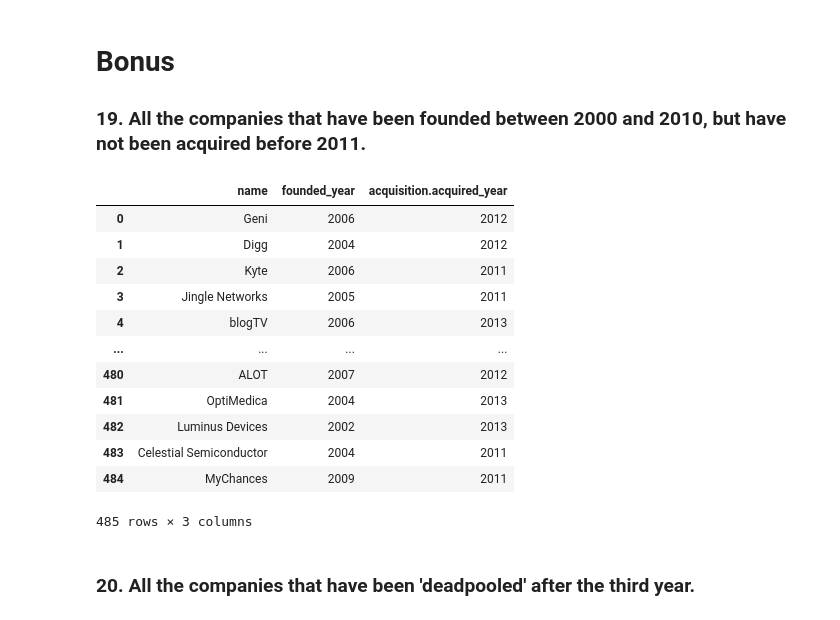
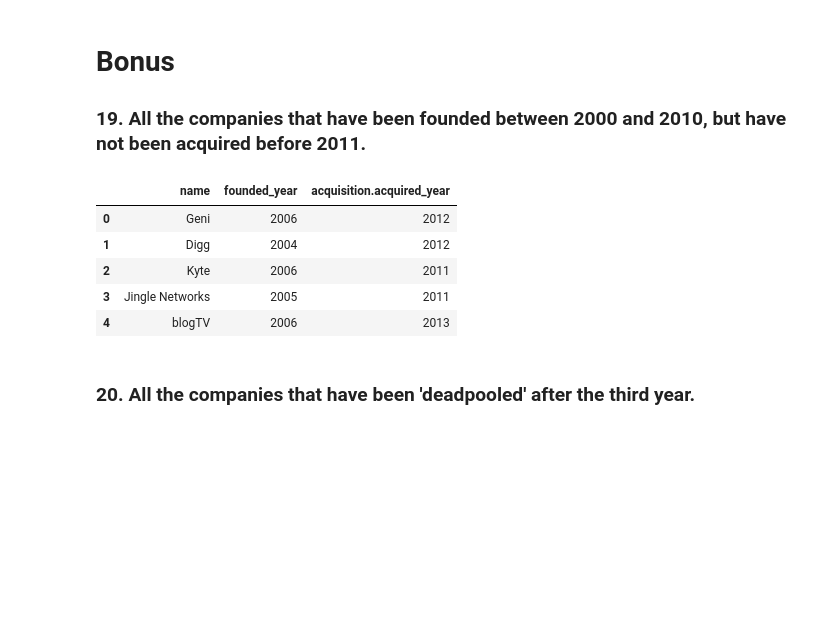
Before and after one commit to ironhack-datalabs/datamad0320, a Jupyter notebook: module-2/lab-advance-querying-mongo/your_code/main.ipynb, the cells around one changed output. Drawn from its saved outputs; the diff is of its cells as text; code cells hidden in the pictures; blank space fills up the shorter version.

```diff
--- a/module-2/lab-advance-querying-mongo/your_code/main.ipynb
+++ b/module-2/lab-advance-querying-mongo/your_code/main.ipynb
@@ -249,22 +277,15 @@ display(df)
 # %%
 query = {'$and': [ {'acquisition.acquired_year': {'$gte': 2011}}, {'founded_year': {'$gte': 2000, '$lte': 2010}} ]}
 data= db.companies.find(query,{"name":1,'acquisition.acquired_year':1,'founded_year':1 ,"_id":0})
 df = pd.json_normalize(data)
-display(df)
+display(df.head())
 # %% [output]
 |  | name | founded_year | acquisition.acquired_year |
 | 0 | Geni | 2006 | 2012 |
 | 1 | Digg | 2004 | 2012 |
 | 2 | Kyte | 2006 | 2011 |
 | 3 | Jingle Networks | 2005 | 2011 |
 | 4 | blogTV | 2006 | 2013 |
-| ... | ... | ... | ... |
-| 480 | ALOT | 2007 | 2012 |
-| 481 | OptiMedica | 2004 | 2013 |
-| 482 | Luminus Devices | 2002 | 2013 |
-| 483 | Celestial Semiconductor | 2004 | 2011 |
-| 484 | MyChances | 2009 | 2011 |
-485 rows × 3 columns
 # %% [markdown]
 ### 20. All the companies that have been 'deadpooled' after the third year.
 # %%
```
Also changed, not shown: parts of 11 cells of this notebook.
